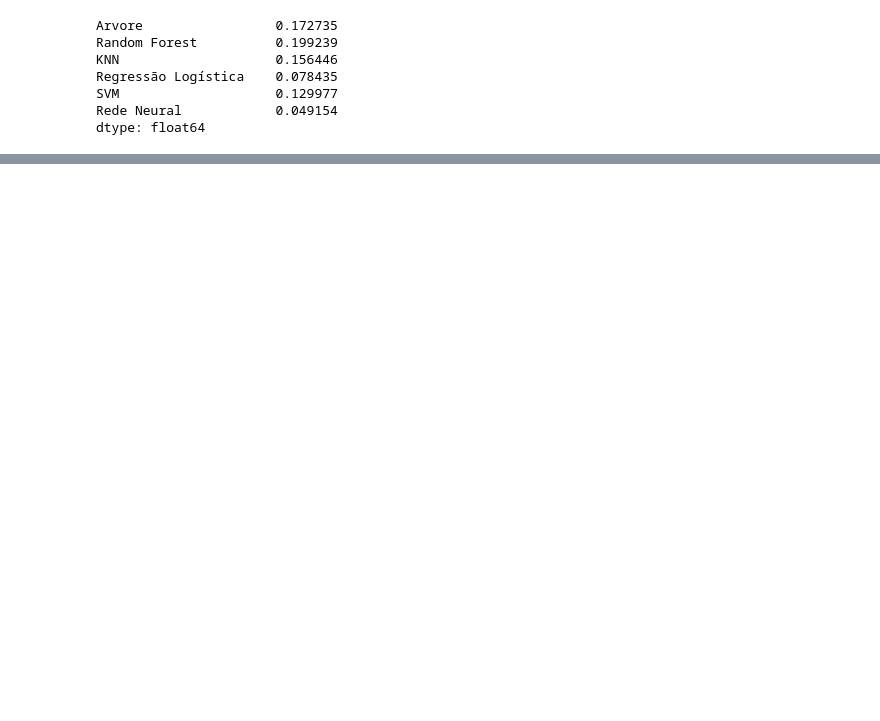
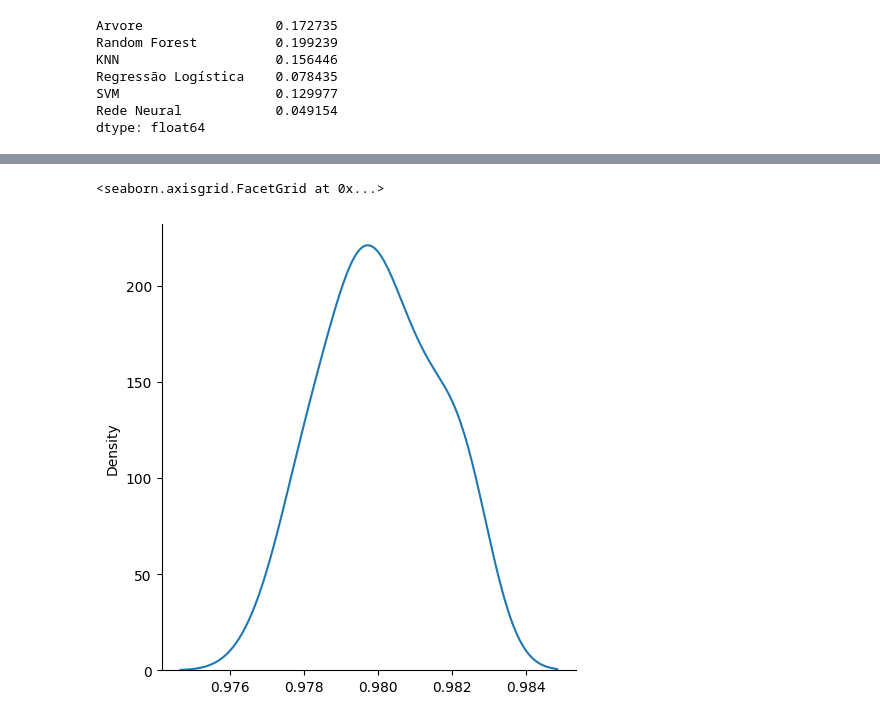
Before and after one commit to Rafael-Russo/Curso-Data-Science, a Jupyter notebook: credit_CrossValidation.ipynb, the cells around one changed output, grey strips where cells are left out. Cells and saved outputs as stored; diff of their text form; code cells hidden in the pictures; blank space fills up the shorter version.

```diff
--- a/credit_CrossValidation.ipynb
+++ b/credit_CrossValidation.ipynb
@@ -245,0 +262,5 @@ dtype: float64
+# %%
+sns.displot(resultados_knn, kind='kde')
+# %% [output]
+<seaborn.axisgrid.FacetGrid at 0x...>
+[figure, added]
```
Also changed, not shown: parts of 19 cells of this notebook.
